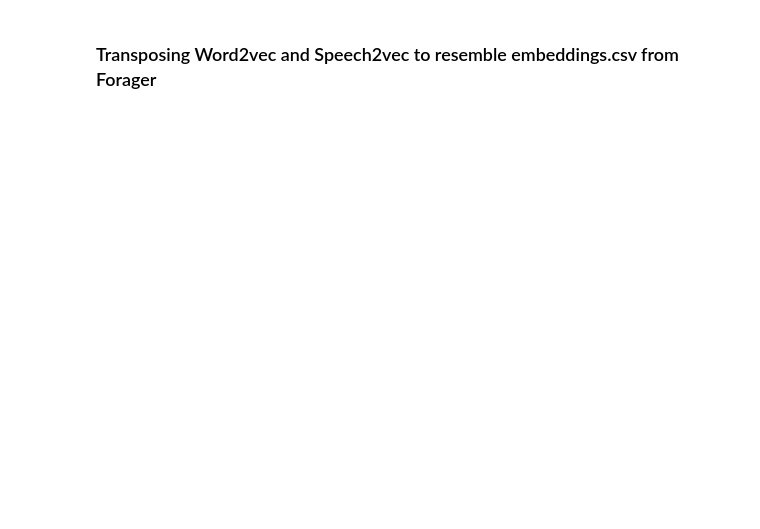
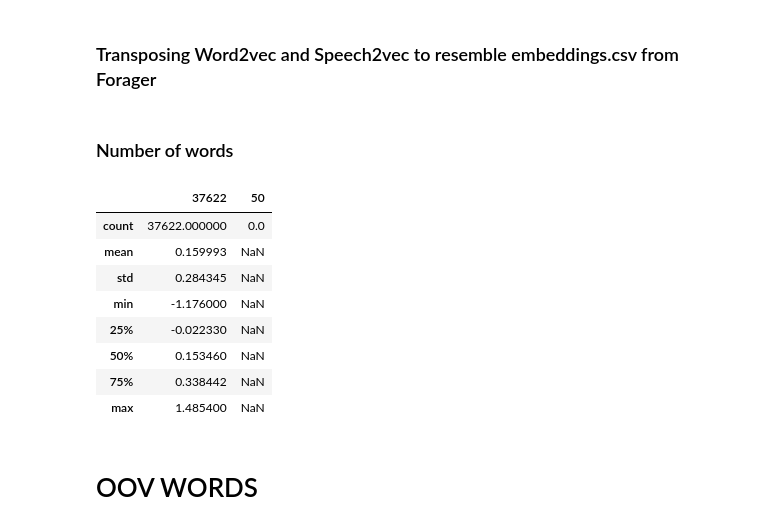
Before and after one commit to thelexiconlab/cochlear-project, a Jupyter notebook: data processing/cochlear.ipynb, the cells around one changed output. Drawn from its saved outputs; the diff is of its cells as text; code cells hidden in the pictures; blank space fills up the shorter version.

```diff
--- a/data processing/cochlear.ipynb
+++ b/data processing/cochlear.ipynb
@@ -89,0 +99,17 @@ word2vec = pd.read_csv("embeddings/word2vec.txt", delimiter=" ", header=1).T.to_
+# %% [markdown]
+### Number of words
+# %%
+speech2vec = pd.read_csv("embeddings/Speech2Vec/speech2vec.txt", delimiter = " ")
+speech2vec.describe()
+# %% [output]
+|  | 37622 | 50 |
+| count | 37622.000000 | 0.0 |
+| mean | 0.159993 | NaN |
+| std | 0.284345 | NaN |
+| min | -1.176000 | NaN |
+| 25% | -0.022330 | NaN |
+| 50% | 0.153460 | NaN |
+| 75% | 0.338442 | NaN |
+| max | 1.485400 | NaN |
+# %% [markdown]
+# OOV WORDS
```
Also changed, not shown: parts of 9 cells of this notebook, 25 other files.
